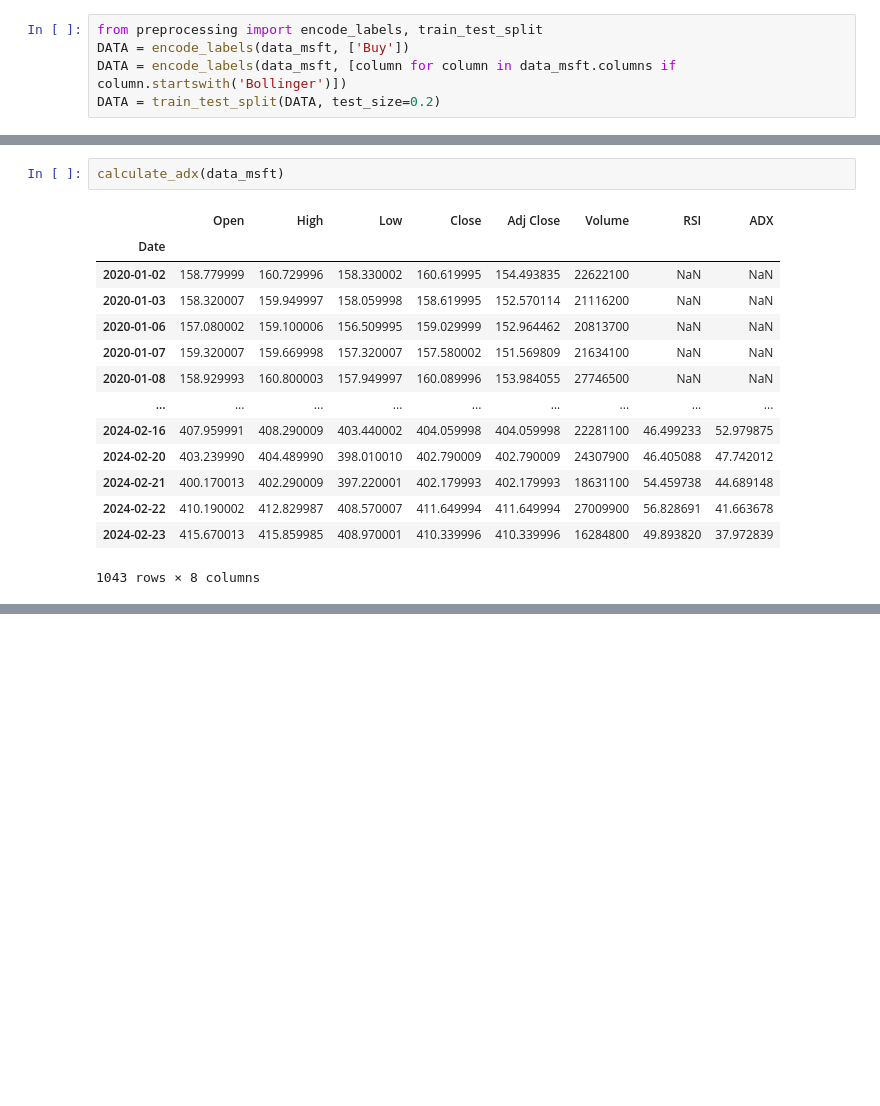
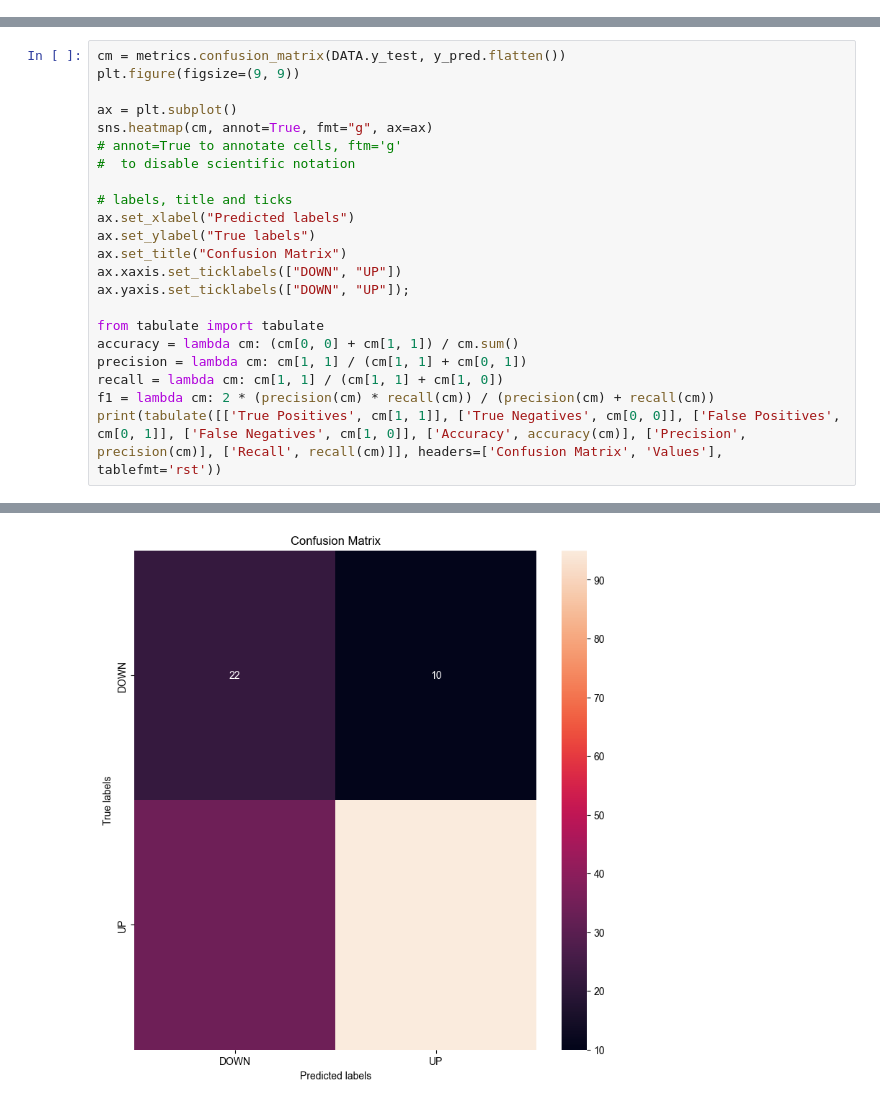
Before and after one commit to piper-of-dawn/DeepLearningWQU, a Jupyter notebook: playground.ipynb, the cells around one changed output, grey strips where cells are left out. Saved outputs shown, nothing was run; the diff lists cells and outputs as text; blank space fills up the shorter version.

```diff
--- a/playground.ipynb
+++ b/playground.ipynb
@@ -51,5 +126,0 @@ data_msft.drop(['Ret1', 'Ret120', 'Open', 'High', 'Low', 'Close', 'Adj Close'],
-# %%
-from preprocessing import encode_labels, train_test_split
-DATA = encode_labels(data_msft, ['Buy'])
-DATA = encode_labels(data_msft, [column for column in data_msft.columns if column.startswith('Bollinger')])
-DATA = train_test_split(DATA, test_size=0.2)
@@ -88,17 +127,23 @@ WARNING:tensorflow:From c:\Users\kumar\miniconda3\envs\darn\Lib\site-packages\ke
-# %%
-calculate_adx(data_msft)
-# %% [output]
-|  | Open | High | Low | Close | Adj Close | Volume | RSI | ADX |
-| Date |  |  |  |  |  |  |  |  |
-| 2020-01-02 | 158.779999 | 160.729996 | 158.330002 | 160.619995 | 154.493835 | 22622100 | NaN | NaN |
-| 2020-01-03 | 158.320007 | 159.949997 | 158.059998 | 158.619995 | 152.570114 | 21116200 | NaN | NaN |
-| 2020-01-06 | 157.080002 | 159.100006 | 156.509995 | 159.029999 | 152.964462 | 20813700 | NaN | NaN |
-| 2020-01-07 | 159.320007 | 159.669998 | 157.320007 | 157.580002 | 151.569809 | 21634100 | NaN | NaN |
-| 2020-01-08 | 158.929993 | 160.800003 | 157.949997 | 160.089996 | 153.984055 | 27746500 | NaN | NaN |
-| ... | ... | ... | ... | ... | ... | ... | ... | ... |
-| 2024-02-16 | 407.959991 | 408.290009 | 403.440002 | 404.059998 | 404.059998 | 22281100 | 46.499233 | 52.979875 |
-| 2024-02-20 | 403.239990 | 404.489990 | 398.010010 | 402.790009 | 402.790009 | 24307900 | 46.405088 | 47.742012 |
-| 2024-02-21 | 400.170013 | 402.290009 | 397.220001 | 402.179993 | 402.179993 | 18631100 | 54.459738 | 44.689148 |
-| 2024-02-22 | 410.190002 | 412.829987 | 408.570007 | 411.649994 | 411.649994 | 27009900 | 56.828691 | 41.663678 |
-| 2024-02-23 | 415.670013 | 415.859985 | 408.970001 | 410.339996 | 410.339996 | 16284800 | 49.893820 | 37.972839 |
-1043 rows × 8 columns
+# %%
+cm = metrics.confusion_matrix(DATA.y_test, y_pred.flatten())
+plt.figure(figsize=(9, 9))
+
+ax = plt.subplot()
+sns.heatmap(cm, annot=True, fmt="g", ax=ax)
+# annot=True to annotate cells, ftm='g'
+#  to disable scientific notation
+
+# labels, title and ticks
+ax.set_xlabel("Predicted labels")
+ax.set_ylabel("True labels")
+ax.set_title("Confusion Matrix")
+ax.xaxis.set_ticklabels(["DOWN", "UP"])
+ax.yaxis.set_ticklabels(["DOWN", "UP"]);
+
+from tabulate import tabulate
+accuracy = lambda cm: (cm[0, 0] + cm[1, 1]) / cm.sum()
+precision = lambda cm: cm[1, 1] / (cm[1, 1] + cm[0, 1])
+recall = lambda cm: cm[1, 1] / (cm[1, 1] + cm[1, 0])
+f1 = lambda cm: 2 * (precision(cm) * recall(cm)) / (precision(cm) + recall(cm))
+print(tabulate([['True Positives', cm[1, 1]], ['True Negatives', cm[0, 0]], ['False Positives', cm[0, 1]], ['False Negatives', cm[1, 0]], ['Accuracy', accuracy(cm)], ['Precision', precision(cm)], ['Recall', recall(cm)]], headers=['Confusion Matrix', 'Values'], tablefmt='rst'))
+# %% [output]
@@ -104,0 +161 @@ calculate_adx(data_msft)
+[figure, added]
```
Also changed, not shown: parts of 15 cells of this notebook, 2 other files.
